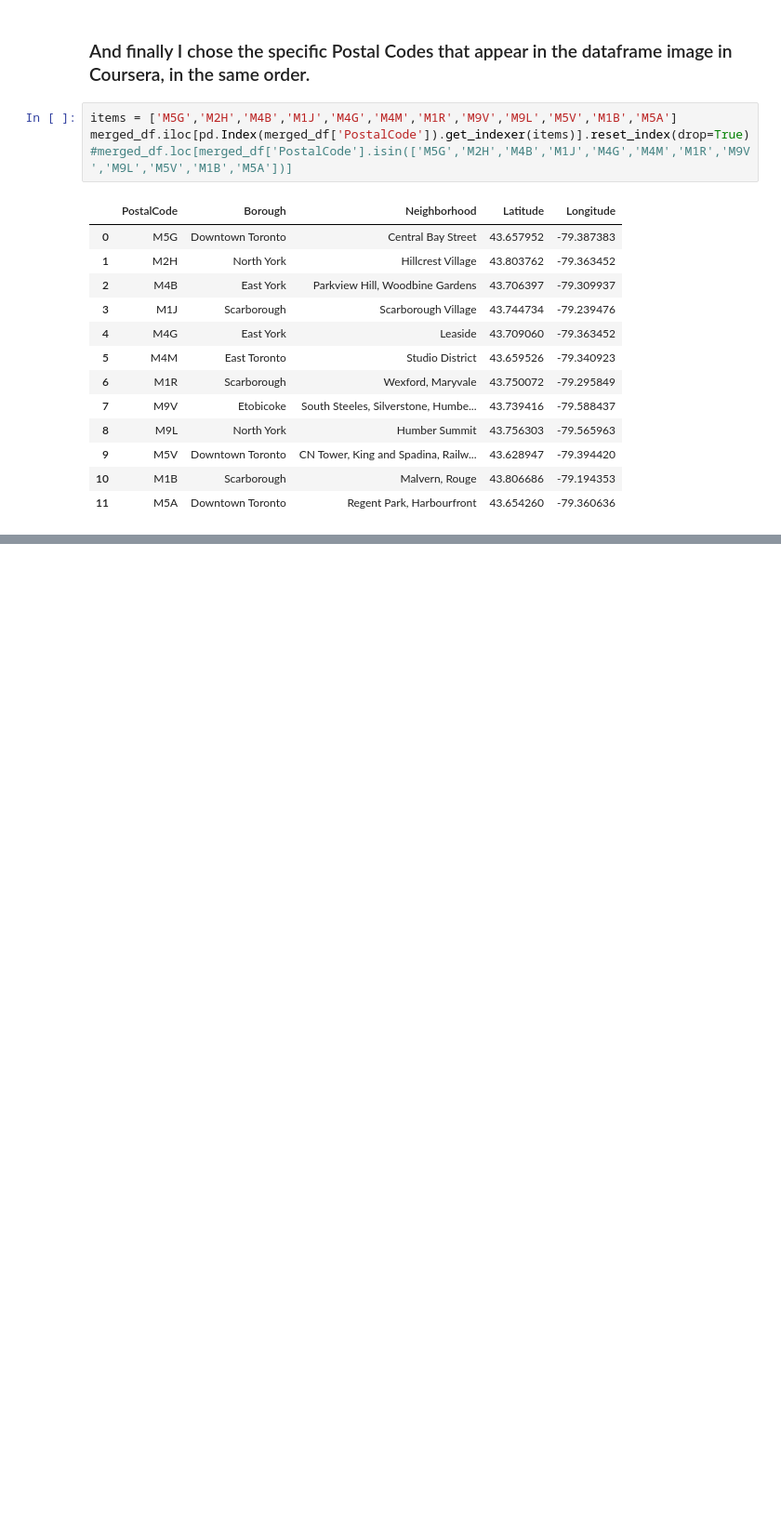
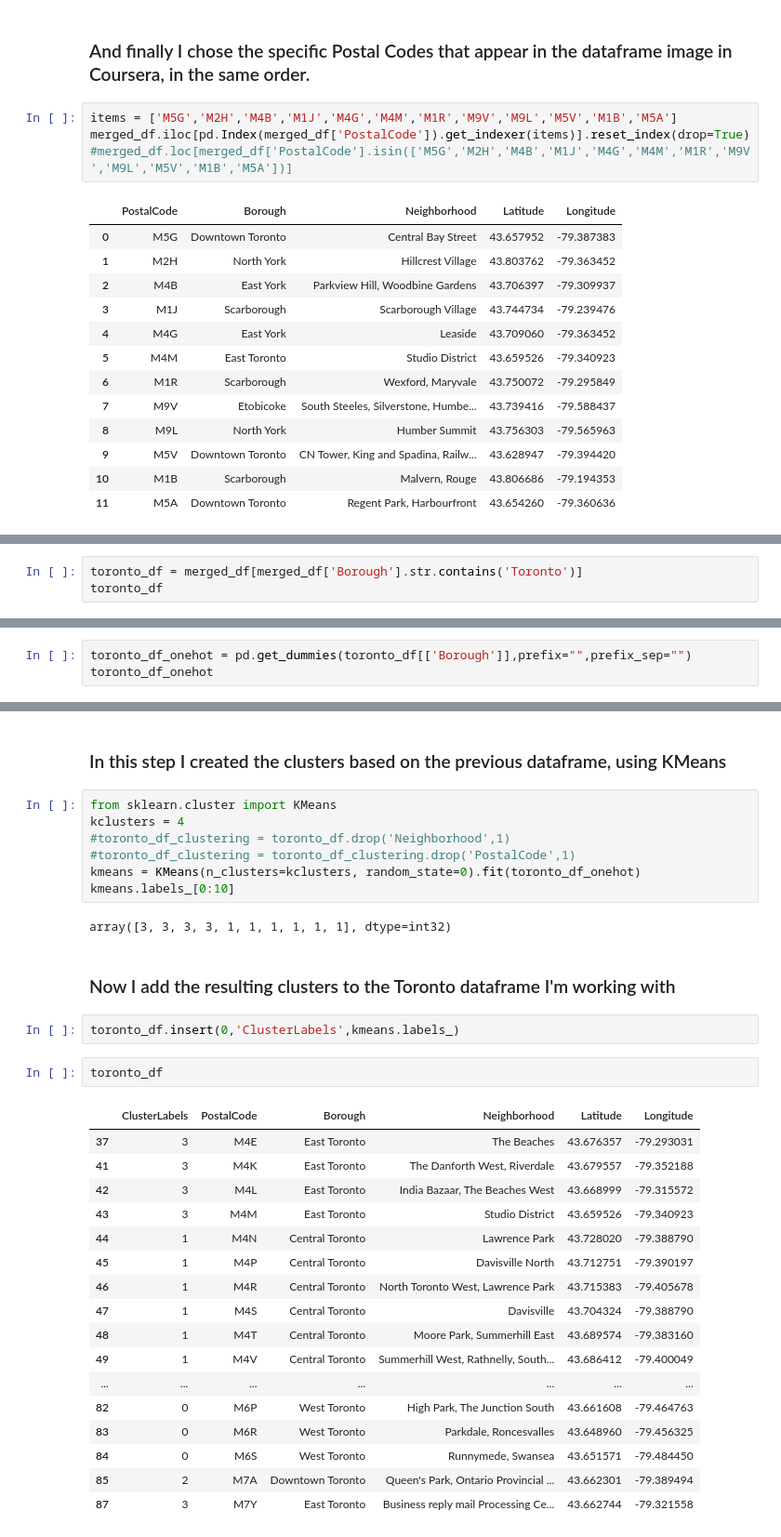
Before and after one commit to melipass/Coursera_Capstone, a Jupyter notebook: Week3Notebook.ipynb, the cells around one changed output, grey strips where cells are left out. Shown at 93% size. Saved outputs shown, nothing was run; the diff lists cells and outputs as text; blank space fills up the shorter version.

Commit message:
Added maps and clustering (KMeans, Folium). This finishes Week 3's assignment.

```diff
--- a/Week3Notebook.ipynb
+++ b/Week3Notebook.ipynb
@@ -240,0 +258,3 @@ merged_df.iloc[pd.Index(merged_df['PostalCode']).get_indexer(items)].reset_index
+# %%
+toronto_df = merged_df[merged_df['Borough'].str.contains('Toronto')]
+toronto_df
@@ -240,0 +319,3 @@ merged_df.iloc[pd.Index(merged_df['PostalCode']).get_indexer(items)].reset_index
+# %%
+toronto_df_onehot = pd.get_dummies(toronto_df[['Borough']],prefix="",prefix_sep="")
+toronto_df_onehot
@@ -240,0 +340,35 @@ merged_df.iloc[pd.Index(merged_df['PostalCode']).get_indexer(items)].reset_index
+# %% [markdown]
+### In this step I created the clusters based on the previous dataframe, using KMeans
+# %%
+from sklearn.cluster import KMeans
+kclusters = 4
+#toronto_df_clustering = toronto_df.drop('Neighborhood',1)
+#toronto_df_clustering = toronto_df_clustering.drop('PostalCode',1)
+kmeans = KMeans(n_clusters=kclusters, random_state=0).fit(toronto_df_onehot)
+kmeans.labels_[0:10]
+# %% [output]
+array([3, 3, 3, 3, 1, 1, 1, 1, 1, 1], dtype=int32)
+# %% [markdown]
+### Now I add the resulting clusters to the Toronto dataframe I'm working with
+# %%
+toronto_df.insert(0,'ClusterLabels',kmeans.labels_)
+# %%
+toronto_df
+# %% [output]
+|  | ClusterLabels | PostalCode | Borough | Neighborhood | Latitude | Longitude |
+| 37 | 3 | M4E | East Toronto | The Beaches | 43.676357 | -79.293031 |
+| 41 | 3 | M4K | East Toronto | The Danforth West, Riverdale | 43.679557 | -79.352188 |
+| 42 | 3 | M4L | East Toronto | India Bazaar, The Beaches West | 43.668999 | -79.315572 |
+| 43 | 3 | M4M | East Toronto | Studio District | 43.659526 | -79.340923 |
+| 44 | 1 | M4N | Central Toronto | Lawrence Park | 43.728020 | -79.388790 |
+| 45 | 1 | M4P | Central Toronto | Davisville North | 43.712751 | -79.390197 |
+| 46 | 1 | M4R | Central Toronto | North Toronto West, Lawrence Park | 43.715383 | -79.405678 |
+| 47 | 1 | M4S | Central Toronto | Davisville | 43.704324 | -79.388790 |
+| 48 | 1 | M4T | Central Toronto | Moore Park, Summerhill East | 43.689574 | -79.383160 |
+| 49 | 1 | M4V | Central Toronto | Summerhill West, Rathnelly, South... | 43.686412 | -79.400049 |
+| ... | ... | ... | ... | ... | ... | ... |
+| 82 | 0 | M6P | West Toronto | High Park, The Junction South | 43.661608 | -79.464763 |
+| 83 | 0 | M6R | West Toronto | Parkdale, Roncesvalles | 43.648960 | -79.456325 |
+| 84 | 0 | M6S | West Toronto | Runnymede, Swansea | 43.651571 | -79.484450 |
+| 85 | 2 | M7A | Downtown Toronto | Queen's Park, Ontario Provincial ... | 43.662301 | -79.389494 |
+| 87 | 3 | M7Y | East Toronto | Business reply mail Processing Ce... | 43.662744 | -79.321558 |
```
Also changed, not shown: parts of 19 cells of this notebook.
